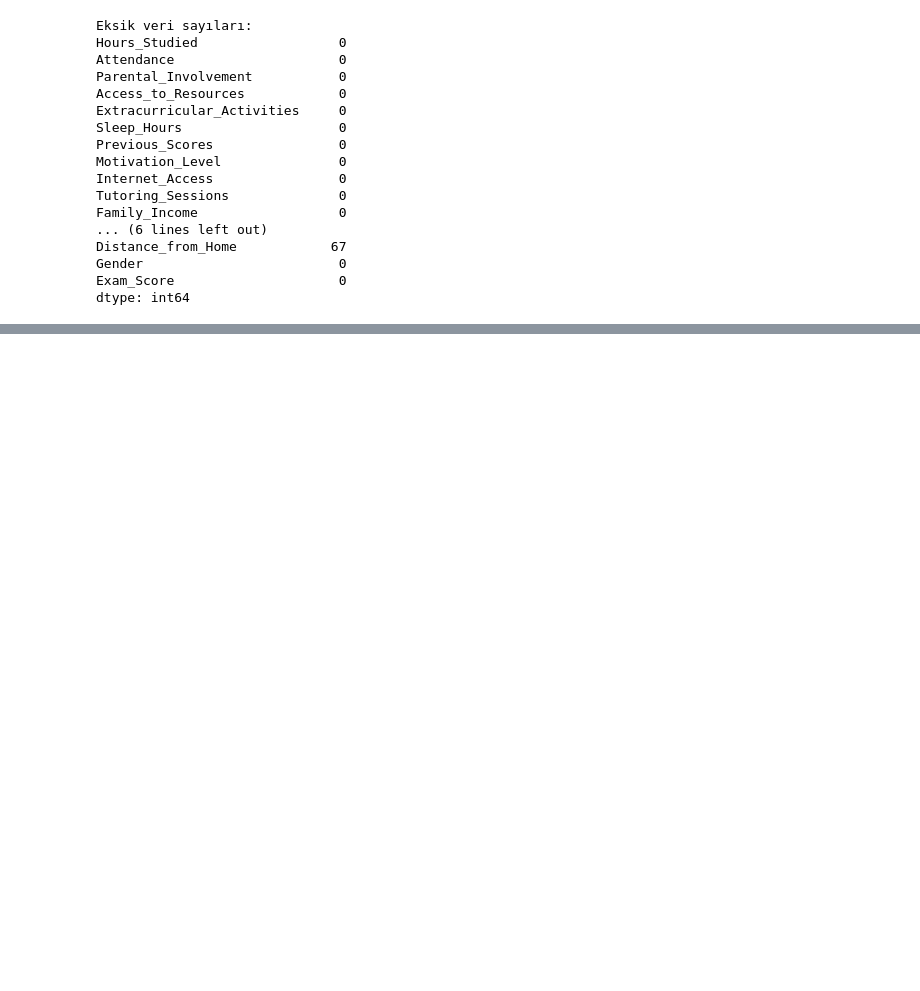
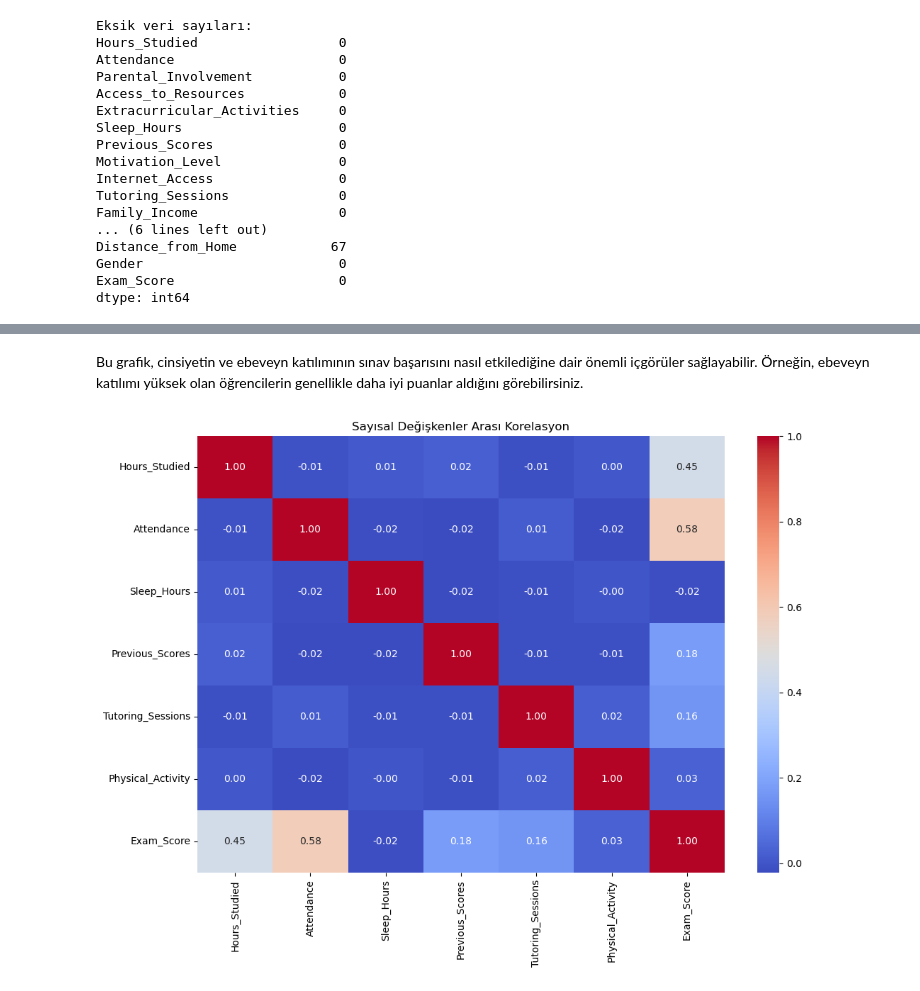
Before and after one commit to busra-kayaa/Student-Performance-Predictor, a Jupyter notebook: VeriBilimineGirisProje.ipynb, the cells around one changed output, grey strips where cells are left out. Saved outputs shown, nothing was run; the diff lists cells and outputs as text; code cells hidden in the pictures; blank space fills up the shorter version.

```diff
--- a/VeriBilimineGirisProje.ipynb
+++ b/VeriBilimineGirisProje.ipynb
@@ -121,0 +166,15 @@ dtype: int64
+# %% [markdown]
+Bu grafik, cinsiyetin ve ebeveyn katılımının sınav başarısını nasıl etkilediğine dair önemli içgörüler sağlayabilir. Örneğin, ebeveyn katılımı yüksek olan öğrencilerin genellikle daha iyi puanlar aldığını görebilirsiniz.
+# %%
+import numpy as np
+
+# Sayısal verilerle korelasyon matrisini oluştur
+corr_matrix = df.select_dtypes(include=[np.number]).corr()
+
+# Korelasyon haritasını çiz
+plt.figure(figsize=(12,8))
+sns.heatmap(corr_matrix, annot=True, cmap='coolwarm', fmt='.2f')
+plt.title('Sayısal Değişkenler Arası Korelasyon')
+plt.show()
+# %% [output]
+[figure, added]
```
Also changed, not shown: parts of 9 cells of this notebook.
